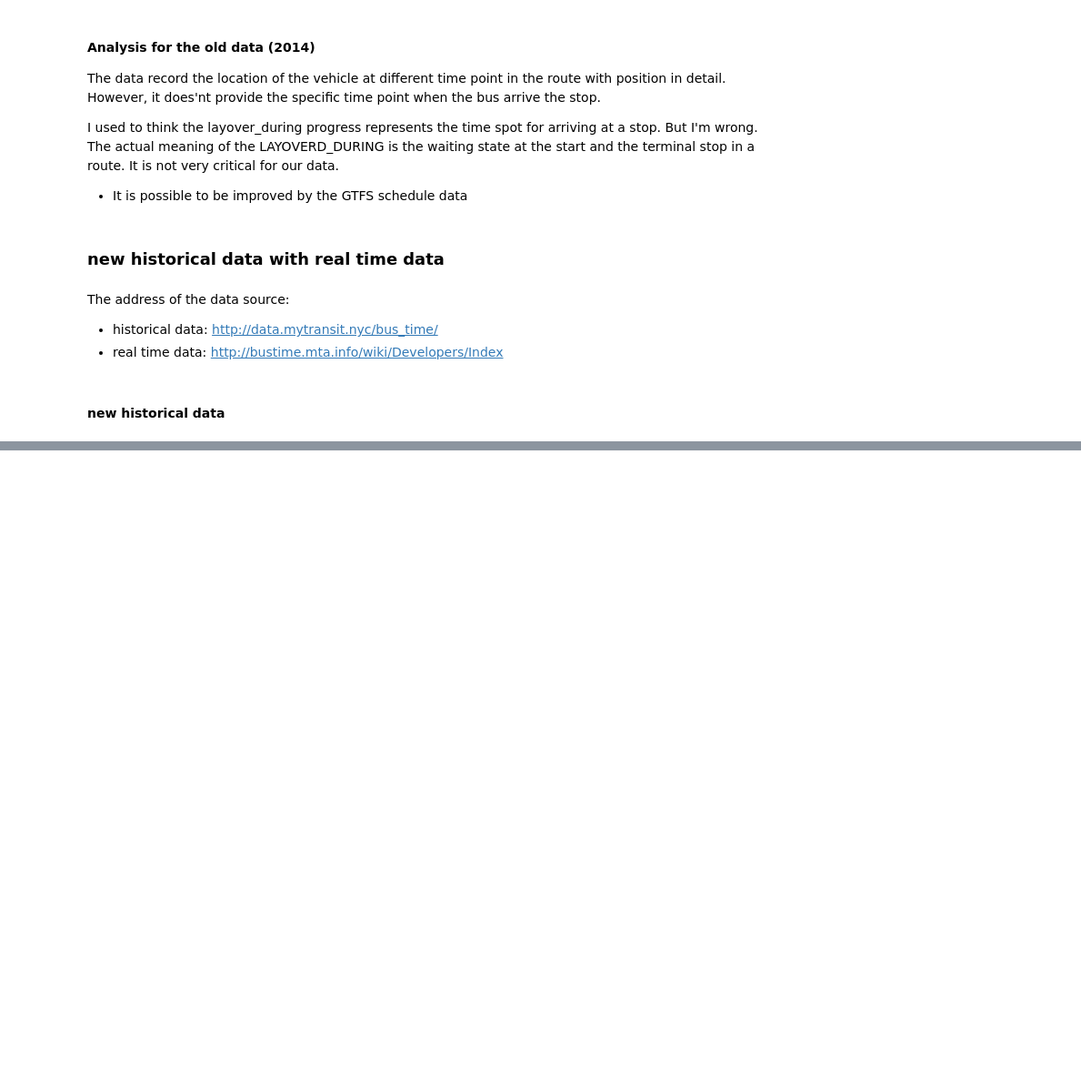
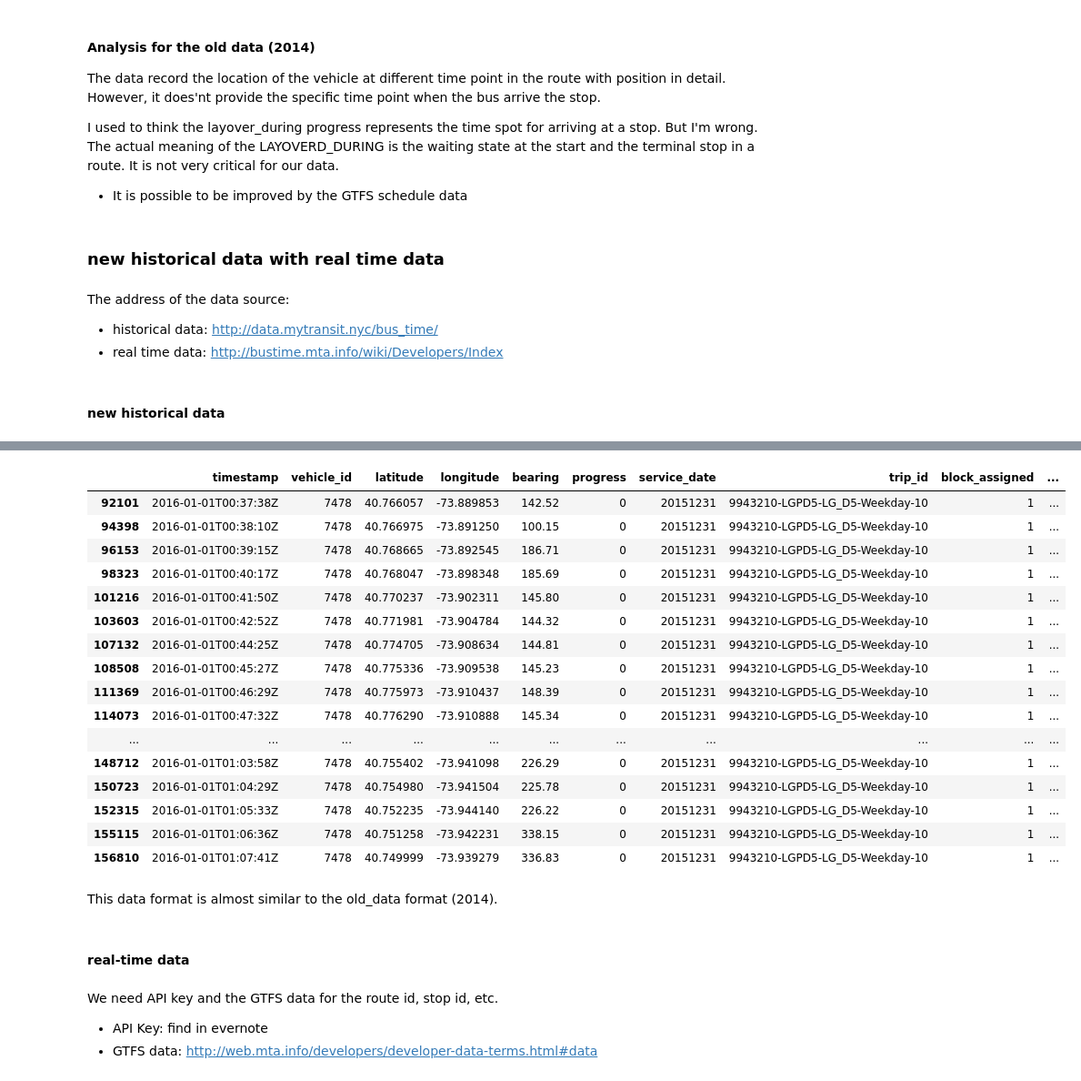
Before and after one commit to JoshuaW1990/bus_arrival_prediction, a Jupyter notebook: code/project_data_prep.ipynb, the cells around one changed output, grey strips where cells are left out. Shown at 91% size. Cells and saved outputs as stored; diff of their text form; code cells hidden in the pictures; blank space fills up the shorter version.

```diff
--- a/code/project_data_prep.ipynb
+++ b/code/project_data_prep.ipynb
@@ -154,0 +156,28 @@ test[test.dist_along_route > 1.0]
+# %%
+testdf
+# %% [output]
+|  | timestamp | vehicle_id | latitude | longitude | bearing | progress | service_date | trip_id | block_assigned | ... |
+| 92101 | 2016-01-01T00:37:38Z | 7478 | 40.766057 | -73.889853 | 142.52 | 0 | 20151231 | 9943210-LGPD5-LG_D5-Weekday-10 | 1 | ... |
+| 94398 | 2016-01-01T00:38:10Z | 7478 | 40.766975 | -73.891250 | 100.15 | 0 | 20151231 | 9943210-LGPD5-LG_D5-Weekday-10 | 1 | ... |
+| 96153 | 2016-01-01T00:39:15Z | 7478 | 40.768665 | -73.892545 | 186.71 | 0 | 20151231 | 9943210-LGPD5-LG_D5-Weekday-10 | 1 | ... |
+| 98323 | 2016-01-01T00:40:17Z | 7478 | 40.768047 | -73.898348 | 185.69 | 0 | 20151231 | 9943210-LGPD5-LG_D5-Weekday-10 | 1 | ... |
+| 101216 | 2016-01-01T00:41:50Z | 7478 | 40.770237 | -73.902311 | 145.80 | 0 | 20151231 | 9943210-LGPD5-LG_D5-Weekday-10 | 1 | ... |
+| 103603 | 2016-01-01T00:42:52Z | 7478 | 40.771981 | -73.904784 | 144.32 | 0 | 20151231 | 9943210-LGPD5-LG_D5-Weekday-10 | 1 | ... |
+| 107132 | 2016-01-01T00:44:25Z | 7478 | 40.774705 | -73.908634 | 144.81 | 0 | 20151231 | 9943210-LGPD5-LG_D5-Weekday-10 | 1 | ... |
+| 108508 | 2016-01-01T00:45:27Z | 7478 | 40.775336 | -73.909538 | 145.23 | 0 | 20151231 | 9943210-LGPD5-LG_D5-Weekday-10 | 1 | ... |
+| 111369 | 2016-01-01T00:46:29Z | 7478 | 40.775973 | -73.910437 | 148.39 | 0 | 20151231 | 9943210-LGPD5-LG_D5-Weekday-10 | 1 | ... |
+| 114073 | 2016-01-01T00:47:32Z | 7478 | 40.776290 | -73.910888 | 145.34 | 0 | 20151231 | 9943210-LGPD5-LG_D5-Weekday-10 | 1 | ... |
+| ... | ... | ... | ... | ... | ... | ... | ... | ... | ... | ... |
+| 148712 | 2016-01-01T01:03:58Z | 7478 | 40.755402 | -73.941098 | 226.29 | 0 | 20151231 | 9943210-LGPD5-LG_D5-Weekday-10 | 1 | ... |
+| 150723 | 2016-01-01T01:04:29Z | 7478 | 40.754980 | -73.941504 | 225.78 | 0 | 20151231 | 9943210-LGPD5-LG_D5-Weekday-10 | 1 | ... |
+| 152315 | 2016-01-01T01:05:33Z | 7478 | 40.752235 | -73.944140 | 226.22 | 0 | 20151231 | 9943210-LGPD5-LG_D5-Weekday-10 | 1 | ... |
+| 155115 | 2016-01-01T01:06:36Z | 7478 | 40.751258 | -73.942231 | 338.15 | 0 | 20151231 | 9943210-LGPD5-LG_D5-Weekday-10 | 1 | ... |
+| 156810 | 2016-01-01T01:07:41Z | 7478 | 40.749999 | -73.939279 | 336.83 | 0 | 20151231 | 9943210-LGPD5-LG_D5-Weekday-10 | 1 | ... |
+# %% [markdown]
+This data format is almost similar to the old_data format (2014).
+# %% [markdown]
+#### real-time data
+# %% [markdown]
+We need API key and the GTFS data for the route id, stop id, etc.
+- API Key: find in evernote
+- GTFS data: http://web.mta.info/developers/developer-data-terms.html#data
```
Also changed, not shown: parts of 16 cells of this notebook, 3 other files.
